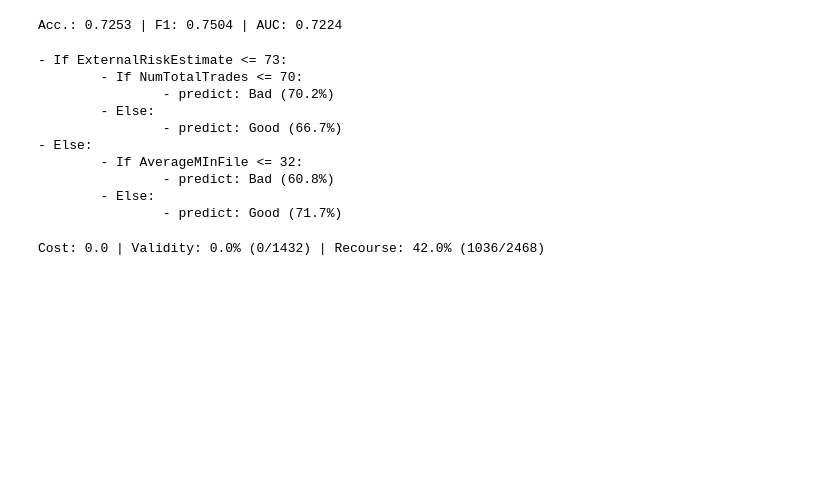
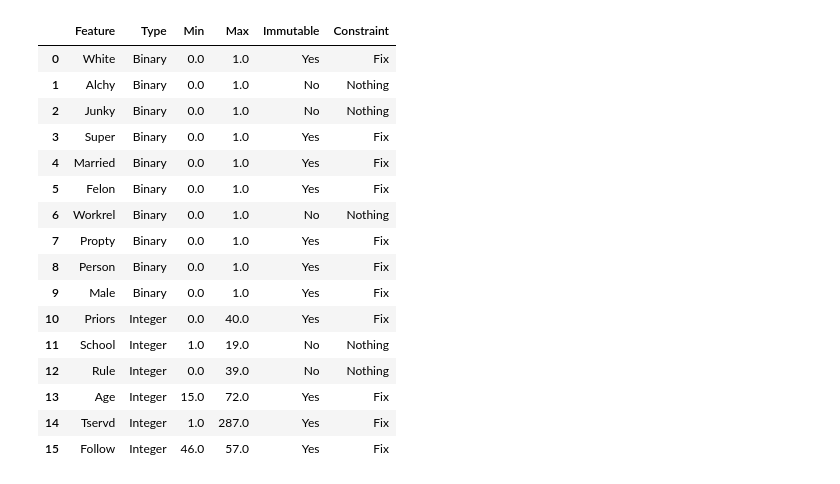
Before and after one commit to kelicht/ract, a Jupyter notebook: demo.ipynb, the cells around one changed output. Drawn from its saved outputs; the diff is of its cells as text; code cells hidden in the pictures; blank space fills up the shorter version.

```diff
--- a/demo.ipynb
+++ b/demo.ipynb
@@ -11,6 +27,29 @@ warnings.filterwarnings('ignore')
 # %%
-from datasets import Dataset
-
-D = Dataset(dataset='f')
+D = Dataset('b')
 X_tr, X_ts, y_tr, y_ts = D.get_dataset(split=True)
 params = D.params
+
+y_target = 0
+max_depth = 3
+cost_type = 'MPS'
+cost_budget = 0.3
+
+D.get_details()
+# %% [output]
+|  | Feature | Type | Min | Max | Immutable | Constraint |
+| 0 | White | Binary | 0.0 | 1.0 | Yes | Fix |
+| 1 | Alchy | Binary | 0.0 | 1.0 | No | Nothing |
+| 2 | Junky | Binary | 0.0 | 1.0 | No | Nothing |
+| 3 | Super | Binary | 0.0 | 1.0 | Yes | Fix |
+| 4 | Married | Binary | 0.0 | 1.0 | Yes | Fix |
+| 5 | Felon | Binary | 0.0 | 1.0 | Yes | Fix |
+| 6 | Workrel | Binary | 0.0 | 1.0 | No | Nothing |
+| 7 | Propty | Binary | 0.0 | 1.0 | Yes | Fix |
+| 8 | Person | Binary | 0.0 | 1.0 | Yes | Fix |
+| 9 | Male | Binary | 0.0 | 1.0 | Yes | Fix |
+| 10 | Priors | Integer | 0.0 | 40.0 | Yes | Fix |
+| 11 | School | Integer | 1.0 | 19.0 | No | Nothing |
+| 12 | Rule | Integer | 0.0 | 39.0 | No | Nothing |
+| 13 | Age | Integer | 15.0 | 72.0 | Yes | Fix |
+| 14 | Tservd | Integer | 1.0 | 287.0 | Yes | Fix |
+| 15 | Follow | Integer | 46.0 | 57.0 | Yes | Fix |
@@ -25,32 +55,0 @@ clf = RecourseTreeClassifier(action, max_depth=2)
-# %%
-clf.action.alpha = 0.0
-clf = clf.fit(X_tr, y_tr)
-
-print('Acc.: {:.4} | F1: {:.4} | AUC: {:.4}'.format(clf.score(X_ts, y_ts), f1_score(y_ts, clf.predict(X_ts)), roc_auc_score(y_ts, clf.predict_proba(X_ts)[:, 1])))
-# %% [output]
-Acc.: 0.7253 | F1: 0.7504 | AUC: 0.7224
-# %%
-clf.print_tree()
-# %% [output]
-- If ExternalRiskEstimate <= 73:
-        - If NumTotalTrades <= 70:
-                - predict: Bad (70.2%)
-        - Else:
-                - predict: Good (66.7%)
-- Else:
-        - If AverageMInFile <= 32:
-                - predict: Bad (60.8%)
-        - Else:
-                - predict: Good (71.7%)
-# %%
-X_target = X_ts[clf.predict(X_ts) != action.y_target]
-results = clf.explain_action(X_target)
-
-print('Cost: {:.4} | Validity: {:.1%} ({}/{}) | Recourse: {:.1%} ({}/{})'.format(results['cost'].mean(),
-                                                                                 results['cost-validity'].mean(),
-                                                                                 results['cost-validity'].sum(),
-                                                                                 results['cost-validity'].shape[0],
-                                                                                 1 - (~results['cost-validity']).sum() / X_ts.shape[0],
-                                                                                 X_ts.shape[0] - (~results['cost-validity']).sum(), X_ts.shape[0]))
-# %% [output]
-Cost: 0.0 | Validity: 0.0% (0/1432) | Recourse: 42.0% (1036/2468)
```
Also changed, not shown: parts of 17 cells of this notebook, 3 other files.
